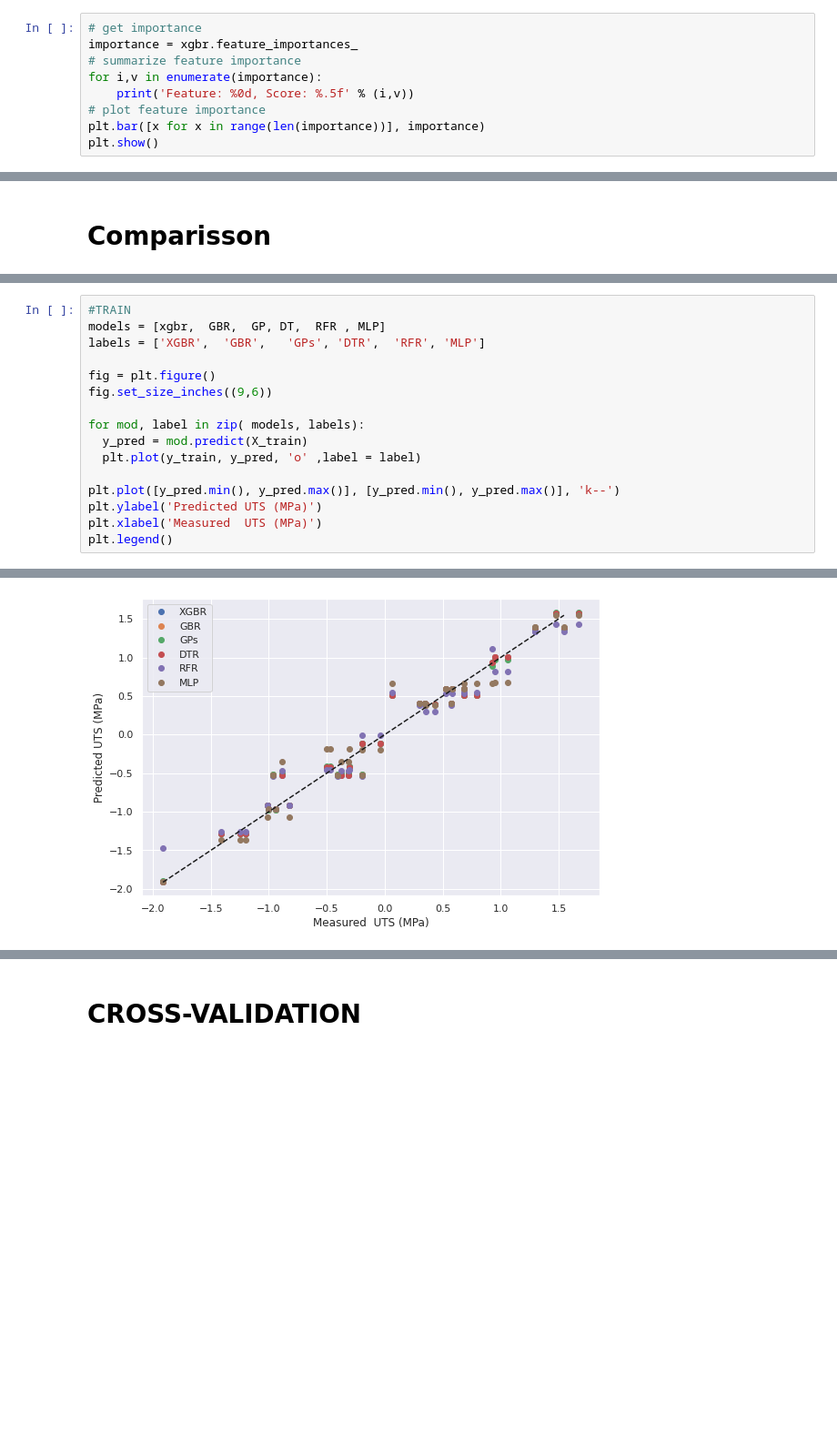
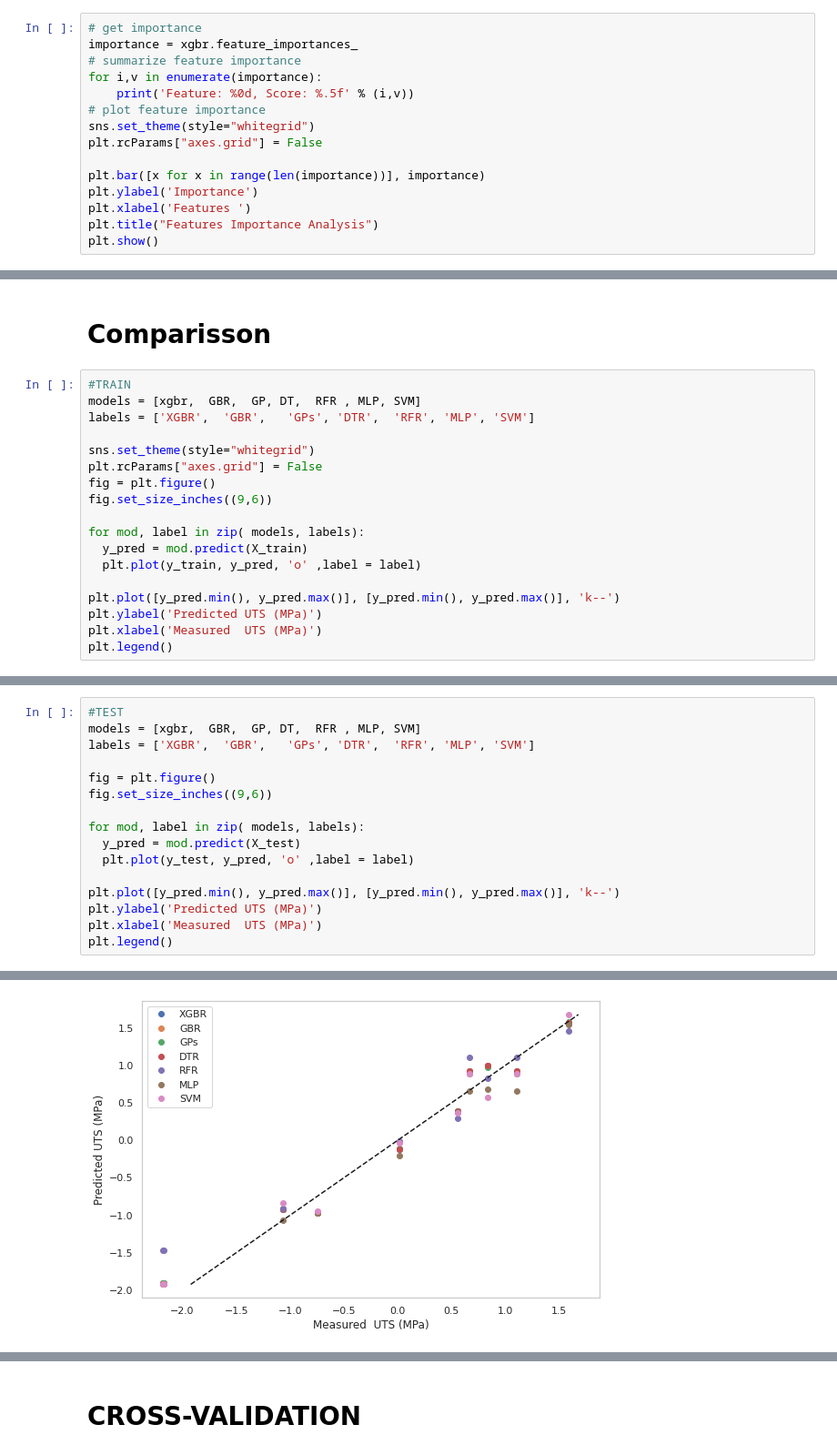
Before and after one commit to GermanOmar/LAFW, a Jupyter notebook: LARFW_IJAMT.ipynb, the cells around one changed output, grey strips where cells are left out. Shown at 91% size. Drawn from its saved outputs; the diff is of its cells as text; blank space fills up the shorter version.

```diff
--- a/LARFW_IJAMT.ipynb
+++ b/LARFW_IJAMT.ipynb
@@ -305,7 +305,13 @@ importance = xgbr.feature_importances_
 for i,v in enumerate(importance):
 	print('Feature: %0d, Score: %.5f' % (i,v))
 # plot feature importance
+sns.set_theme(style="whitegrid")
+plt.rcParams["axes.grid"] = False
+
 plt.bar([x for x in range(len(importance))], importance)
+plt.ylabel('Importance')
+plt.xlabel('Features ')
+plt.title("Features Importance Analysis")
 plt.show()
 # %% [output]
 Feature: 0, Score: 0.09419
@@ -378,2 +414,20 @@ IM:  0.27011527827633225
 # %% [markdown]
 # Comparisson
+# %%
+#TRAIN
+models = [xgbr,  GBR,  GP, DT,  RFR , MLP, SVM]
+labels = ['XGBR',  'GBR',   'GPs', 'DTR',  'RFR', 'MLP', 'SVM']
+
+sns.set_theme(style="whitegrid")
+plt.rcParams["axes.grid"] = False
+fig = plt.figure()
+fig.set_size_inches((9,6))
+
+for mod, label in zip( models, labels):
+  y_pred = mod.predict(X_train)
+  plt.plot(y_train, y_pred, 'o' ,label = label)
+
+plt.plot([y_pred.min(), y_pred.max()], [y_pred.min(), y_pred.max()], 'k--')
+plt.ylabel('Predicted UTS (MPa)')
+plt.xlabel('Measured  UTS (MPa)')
+plt.legend()
@@ -380,20 +437,20 @@ IM:  0.27011527827633225
 # %%
-#TRAIN
-models = [xgbr,  GBR,  GP, DT,  RFR , MLP]
-labels = ['XGBR',  'GBR',   'GPs', 'DTR',  'RFR', 'MLP']
+#TEST
+models = [xgbr,  GBR,  GP, DT,  RFR , MLP, SVM]
+labels = ['XGBR',  'GBR',   'GPs', 'DTR',  'RFR', 'MLP', 'SVM']
 
 fig = plt.figure()
 fig.set_size_inches((9,6))
 
 for mod, label in zip( models, labels):
-  y_pred = mod.predict(X_train)
-  plt.plot(y_train, y_pred, 'o' ,label = label)
+  y_pred = mod.predict(X_test)
+  plt.plot(y_test, y_pred, 'o' ,label = label)
 
 plt.plot([y_pred.min(), y_pred.max()], [y_pred.min(), y_pred.max()], 'k--')
 plt.ylabel('Predicted UTS (MPa)')
 plt.xlabel('Measured  UTS (MPa)')
 plt.legend()
 # %% [output]
 <matplotlib.legend.Legend at 0x...>
-[figure, old version]
+[figure, new version]
 # %%
```
Also changed, not shown: parts of 11 cells of this notebook.
